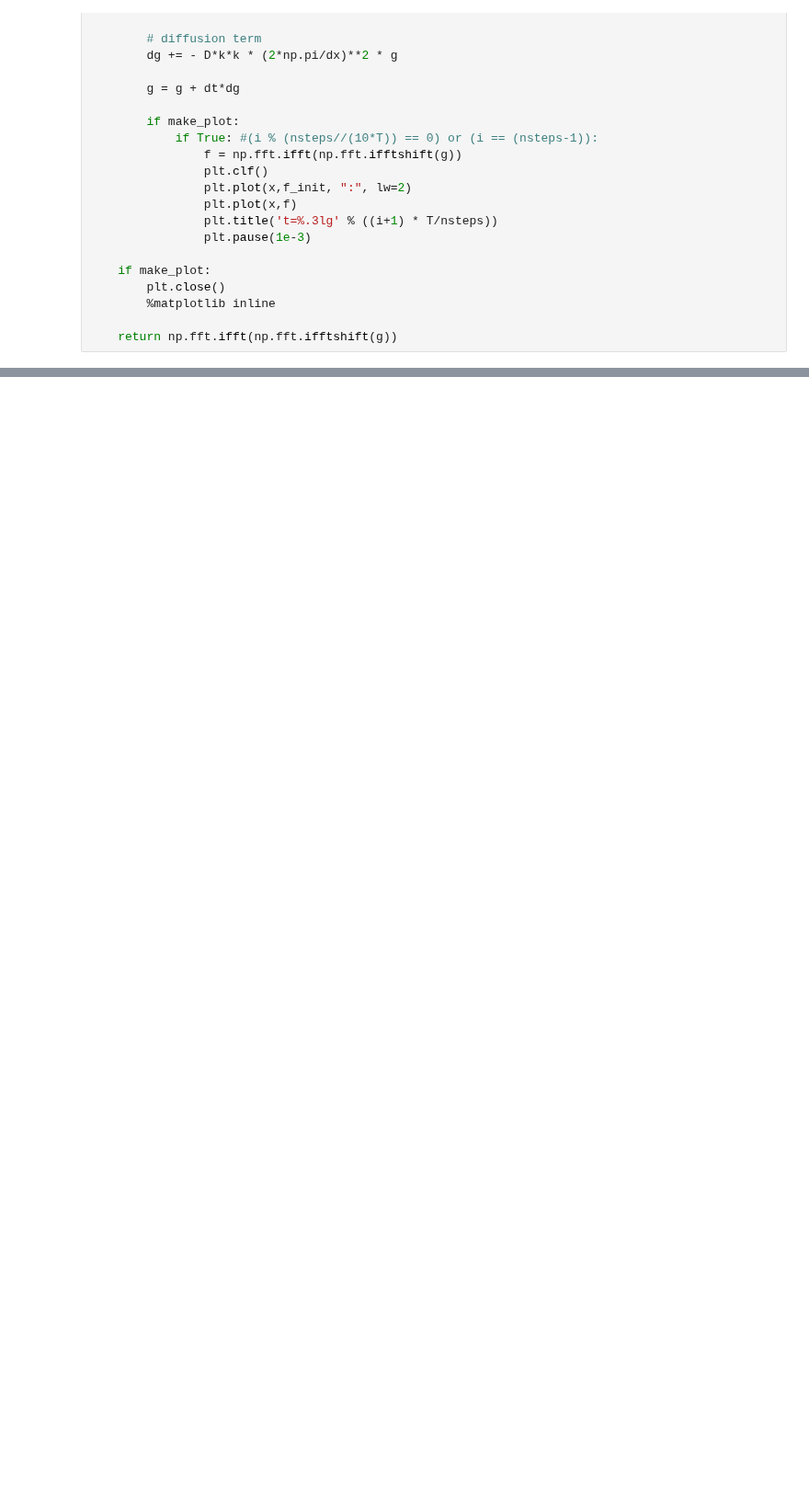
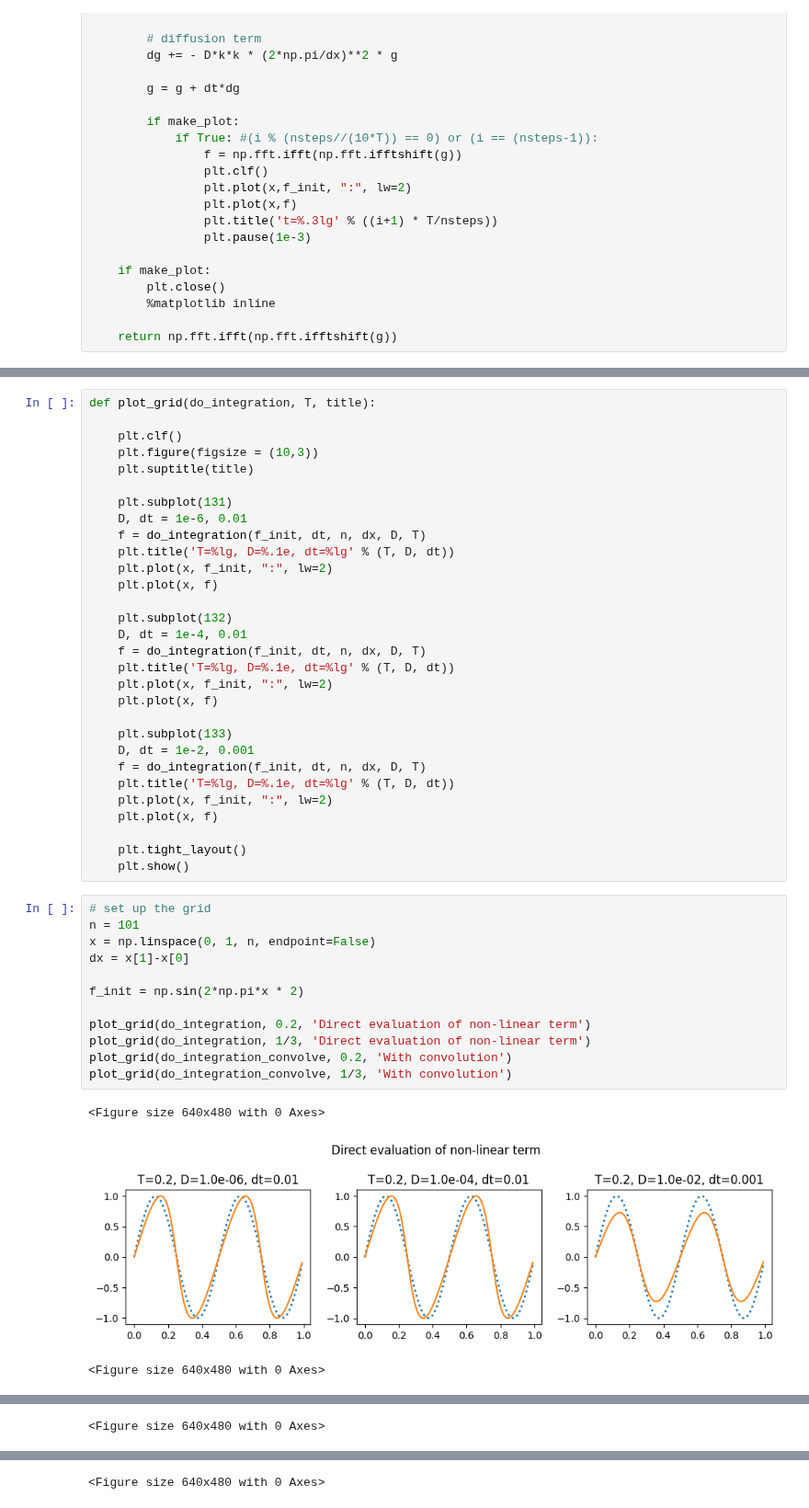
Before and after one commit to andrewcumming/phys512, a Jupyter notebook: burgers.ipynb, the cells around one changed output, grey strips where cells are left out. Shown at 92% size. Drawn from its saved outputs; the diff is of its cells as text; blank space fills up the shorter version.

Commit message:
Add convolution to burgers

```diff
--- a/burgers.ipynb
+++ b/burgers.ipynb
@@ -108,0 +136,46 @@ Using matplotlib backend: MacOSX
+# %%
+def plot_grid(do_integration, T, title):
+
+    plt.clf()
+    plt.figure(figsize = (10,3))
+    plt.suptitle(title)
+
+    plt.subplot(131)
+    D, dt = 1e-6, 0.01
+    f = do_integration(f_init, dt, n, dx, D, T)
+    plt.title('T=%lg, D=%.1e, dt=%lg' % (T, D, dt))
+    plt.plot(x, f_init, ":", lw=2)
+    plt.plot(x, f)
+
+    plt.subplot(132)
+    D, dt = 1e-4, 0.01
+    f = do_integration(f_init, dt, n, dx, D, T)
+    plt.title('T=%lg, D=%.1e, dt=%lg' % (T, D, dt))
+    plt.plot(x, f_init, ":", lw=2)
+    plt.plot(x, f)
+
+    plt.subplot(133)
+    D, dt = 1e-2, 0.001
+    f = do_integration(f_init, dt, n, dx, D, T)
+    plt.title('T=%lg, D=%.1e, dt=%lg' % (T, D, dt))
+    plt.plot(x, f_init, ":", lw=2)
+    plt.plot(x, f)
+
+    plt.tight_layout()
+    plt.show()
+# %%
+# set up the grid
+n = 101
+x = np.linspace(0, 1, n, endpoint=False)
+dx = x[1]-x[0]
+
+f_init = np.sin(2*np.pi*x * 2)
+
+plot_grid(do_integration, 0.2, 'Direct evaluation of non-linear term')
+plot_grid(do_integration, 1/3, 'Direct evaluation of non-linear term')
+plot_grid(do_integration_convolve, 0.2, 'With convolution')
+plot_grid(do_integration_convolve, 1/3, 'With convolution')
+# %% [output]
+<Figure size 640x480 with 0 Axes>
+[figure, added]
+<Figure size 640x480 with 0 Axes>
@@ -108,0 +183 @@ Using matplotlib backend: MacOSX
+<Figure size 640x480 with 0 Axes>
@@ -108,0 +185 @@ Using matplotlib backend: MacOSX
+<Figure size 640x480 with 0 Axes>
```
Also changed, not shown: parts of 6 cells of this notebook.
